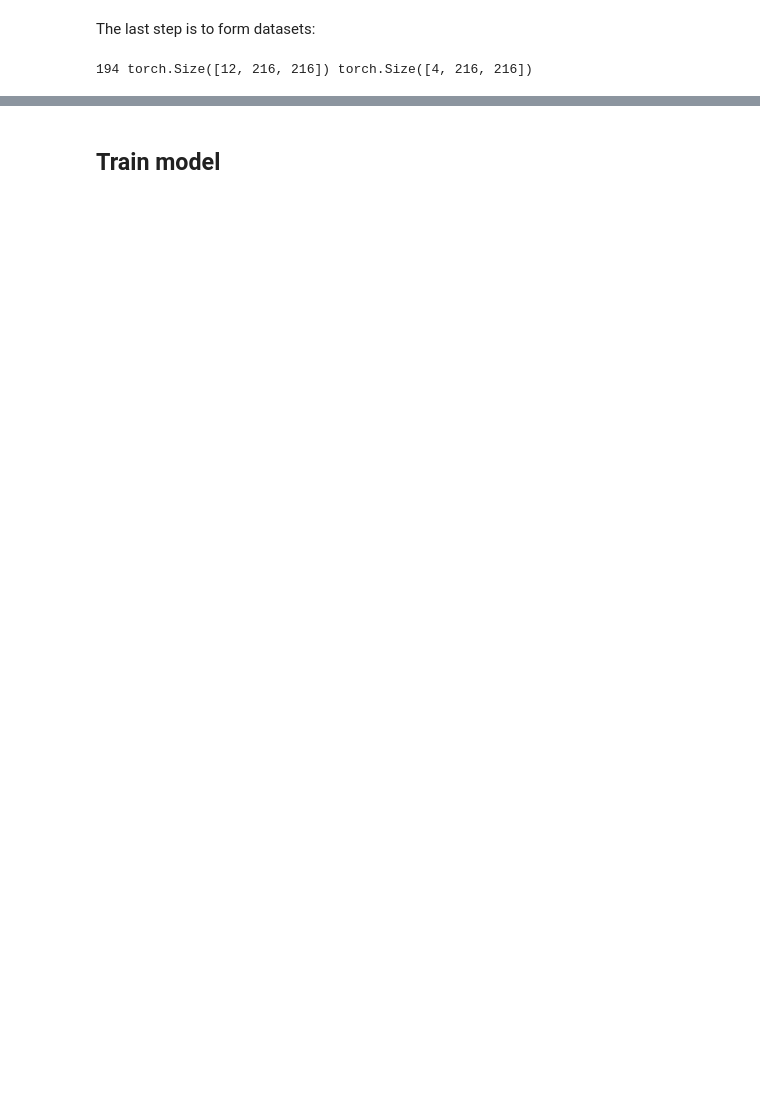
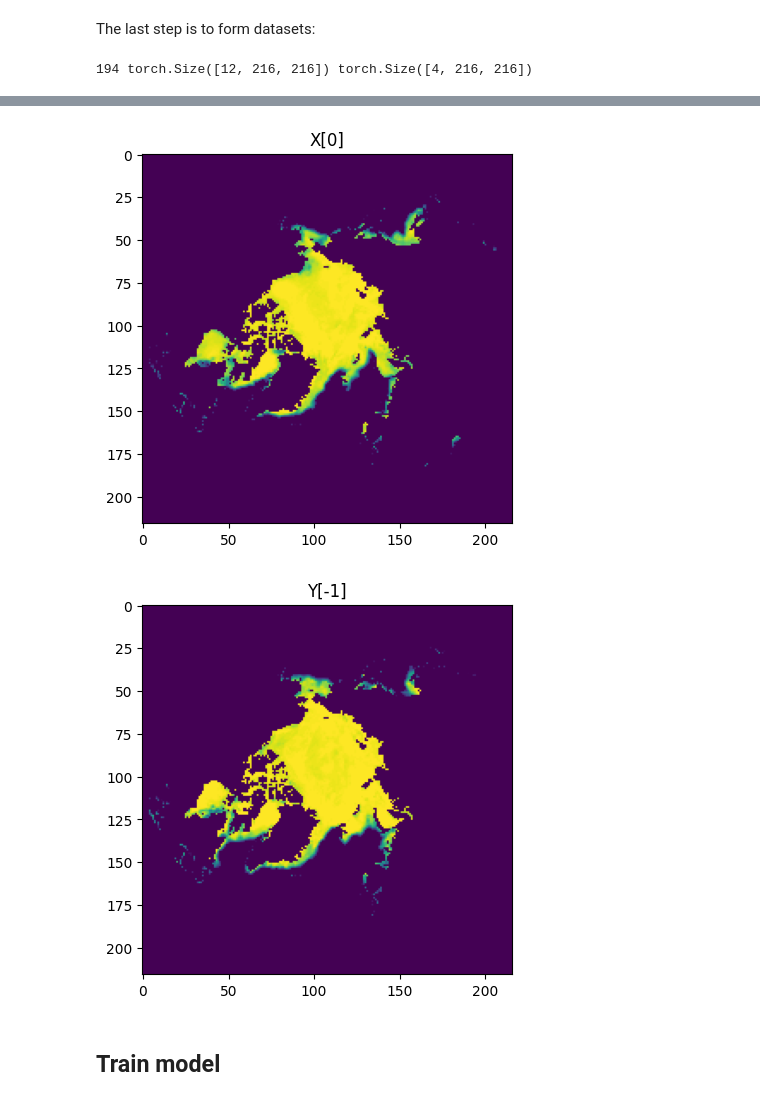
Before and after one commit to ChrisLisbon/Aiice, a Jupyter notebook: scripts/examples/end-to-end.ipynb, the cells around one changed output, grey strips where cells are left out. Cells and saved outputs as stored; diff of their text form; code cells hidden in the pictures; blank space fills up the shorter version.

```diff
--- a/scripts/examples/end-to-end.ipynb
+++ b/scripts/examples/end-to-end.ipynb
@@ -25,8 +30,5 @@ step = 7
 pre_history_len = 12
 forecast_len = 4
 # %%
-step = 7
-start = datetime(2020, 1, 1)
-
 loader = Loader()
-data = loader.get(start=start.date(), step=step, tensor_out=True)
+data = loader.get(start=start.date(), end=end.date(), step=step, tensor_out=True, idx_out=True)
@@ -36,0 +35,3 @@ torch.Size([287, 432, 432])
+# %%
+idx, matrices = data
+print(len(idx), matrices.shape)
@@ -38,6 +41,6 @@ torch.Size([287, 432, 432])
 Also let's reduce our tensors with `apply_downsample` in order to minimize compute time of out future model
 # %%
 # delete each 2nd pixel by 1 and 2 axes
-downsampled_date = apply_downsample(data, i=2, axes=(1, 2))
+downsampled_date = apply_downsample(matrices, i=2, axes=(1, 2))
 downsampled_date.shape
 # %% [output]
@@ -47,20 +50,15 @@ For now we have 287 days, with the code below we can split them:
 # %%
-train_idx, val_idx, test_idx = [], [], []
+train_idx, test_idx = [], []
 
-for i in range(len(downsampled_date)):
-    current_date = start + timedelta(days=i*step)
-    year = current_date.year
+for i, d in enumerate(idx):
+    if 2020 <= d.year <= 2023:
+        train_idx.append(i)
 
-    if 2020 <= year <= 2023:
-        train_idx.append(i)
-    elif year == 2024:
-        val_idx.append(i)
-    elif year == 2025:
+    if d.year == 2024:
         test_idx.append(i)
 
 train = downsampled_date[train_idx]
-val = downsampled_date[val_idx]
 test = downsampled_date[test_idx]
 
-print(train.shape, val.shape, test.shape)
+print(train.shape, test.shape)
 # %% [output]
@@ -111,2 +88,16 @@ print(len(test_dataset), test_dataset[0][0].shape, test_dataset[0][1].shape)
+# %%
+x, y = test_dataset[0]
+
+plt.figure()
+plt.title("X[0]")
+plt.imshow(x[0])
+
+plt.figure()
+plt.title("Y[-1]")
+plt.imshow(y[-1])
+plt.show()
+# %% [output]
+[figure, added]
+[figure, added]
 # %% [markdown]
 ## Train model
```
Also changed, not shown: parts of 21 cells of this notebook, 2 other files.
